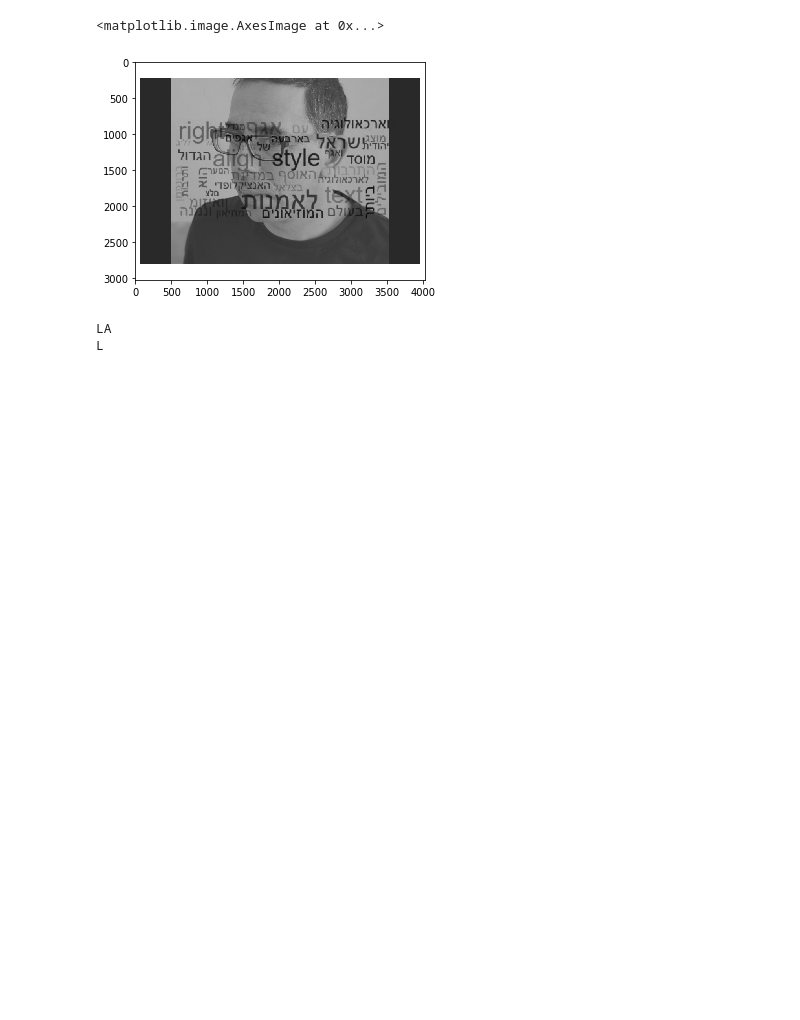
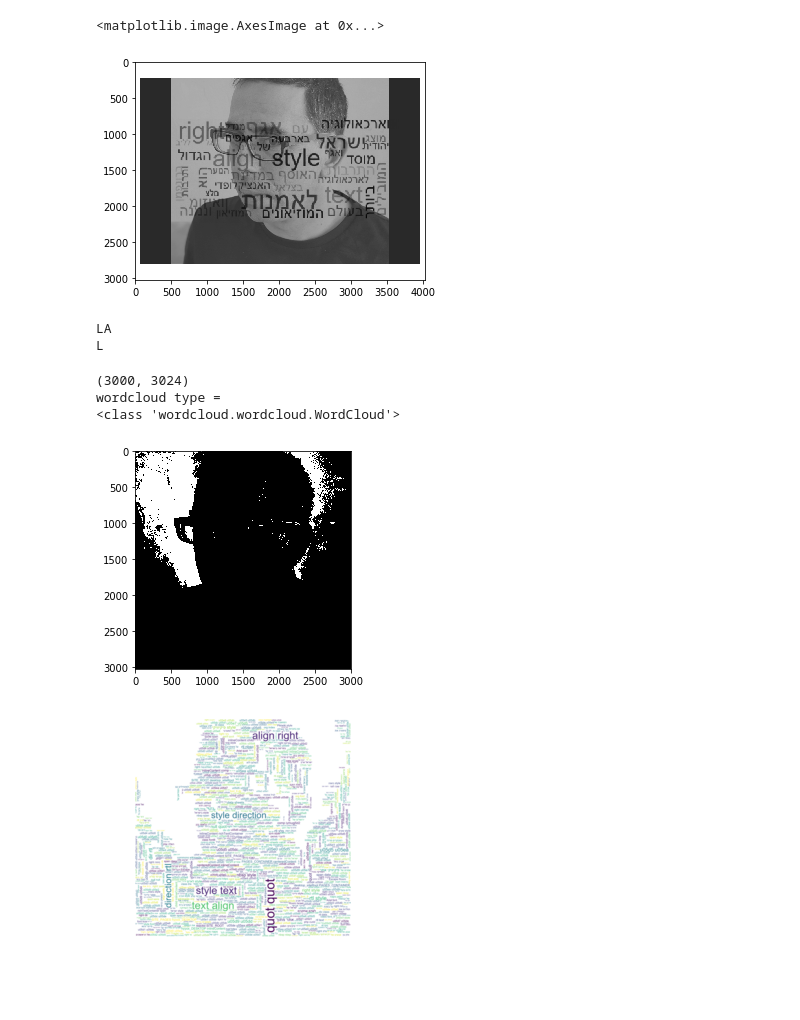
Before and after one commit to fyuval/artech-2018, a Jupyter notebook: notebooks/try_wordcloud.ipynb, the cells around one changed output. Cells and saved outputs as stored; diff of their text form; code cells hidden in the pictures; blank space fills up the shorter version.

```diff
--- a/notebooks/try_wordcloud.ipynb
+++ b/notebooks/try_wordcloud.ipynb
@@ -104,3 +63,17 @@ imshow(dori_bin)
+# %%
+def get_image(image_path):
+    res_im  = Image.open(image_path)
+    res_im  = res_im.rotate(-90)
+    #imshow(np.asarray(res_im))
+    return res_im
+# %%
+def get_mask(orig_im):
+    eq_im = ImageOps.equalize(orig_im)
+    gray_im = eq_im.convert(mode="LA")
+    threshold=200
+    bin_im = gray_im.point(lambda p: p > threshold and 255)
+    imshow(bin_im)
+    return bin_im
 # %%
 wc_path = "../data/outputs/wordcloud_0.jpg"
 wc_im = Image.open(wc_path)
@@ -148,3 +121,31 @@ print(new_wc.mode)
 # %% [output]
 LA
 L
+# %%
+def get_text():
+    csv_path = "../data/gov_files/f_07fc9ed5-1ac6-4752-a8c3-90781b3369ad.csv"
+    df = pd.read_csv(csv_path, usecols=["FullDescription"])
+    df.dropna(inplace=True)
+    return ' '.join(df.FullDescription).split()
+# %%
+def get_image_w_cloud(image_path, dataset_path):
+    orig_im = get_image(image_path)
+    orig_im = orig_im.crop((500,0, 3500,3024))
+    #imshow(orig_im)
+    print(orig_im.size)
+    mask_im = get_mask(orig_im)
+    imshow(mask_im)
+    calc_save_word_cloud(text=get_text(),
+                         mask=np.asarray(mask_im))
+    #imshow(mask_im)
+# %%
+dori_image_path = "../data/inputs/images/20181101_150630.jpg"
+get_image_w_cloud(dori_image_path, "")
+# %% [output]
+(3000, 3024)
+wordcloud type =
+<class 'wordcloud.wordcloud.WordCloud'>
+[figure, added]
+[figure, added]
+# %% [markdown]
+###
```
Also changed, not shown: parts of 12 cells of this notebook.
